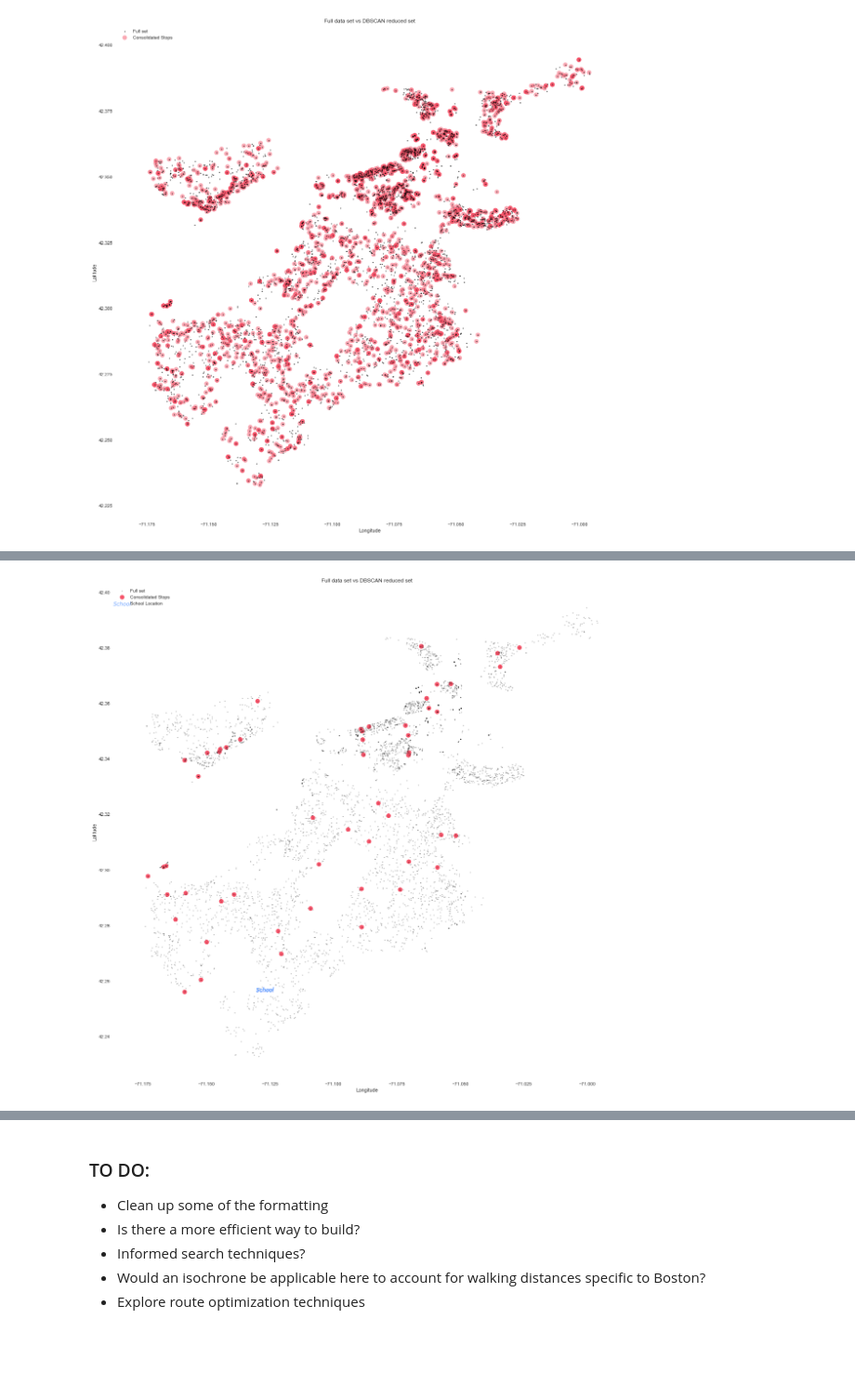
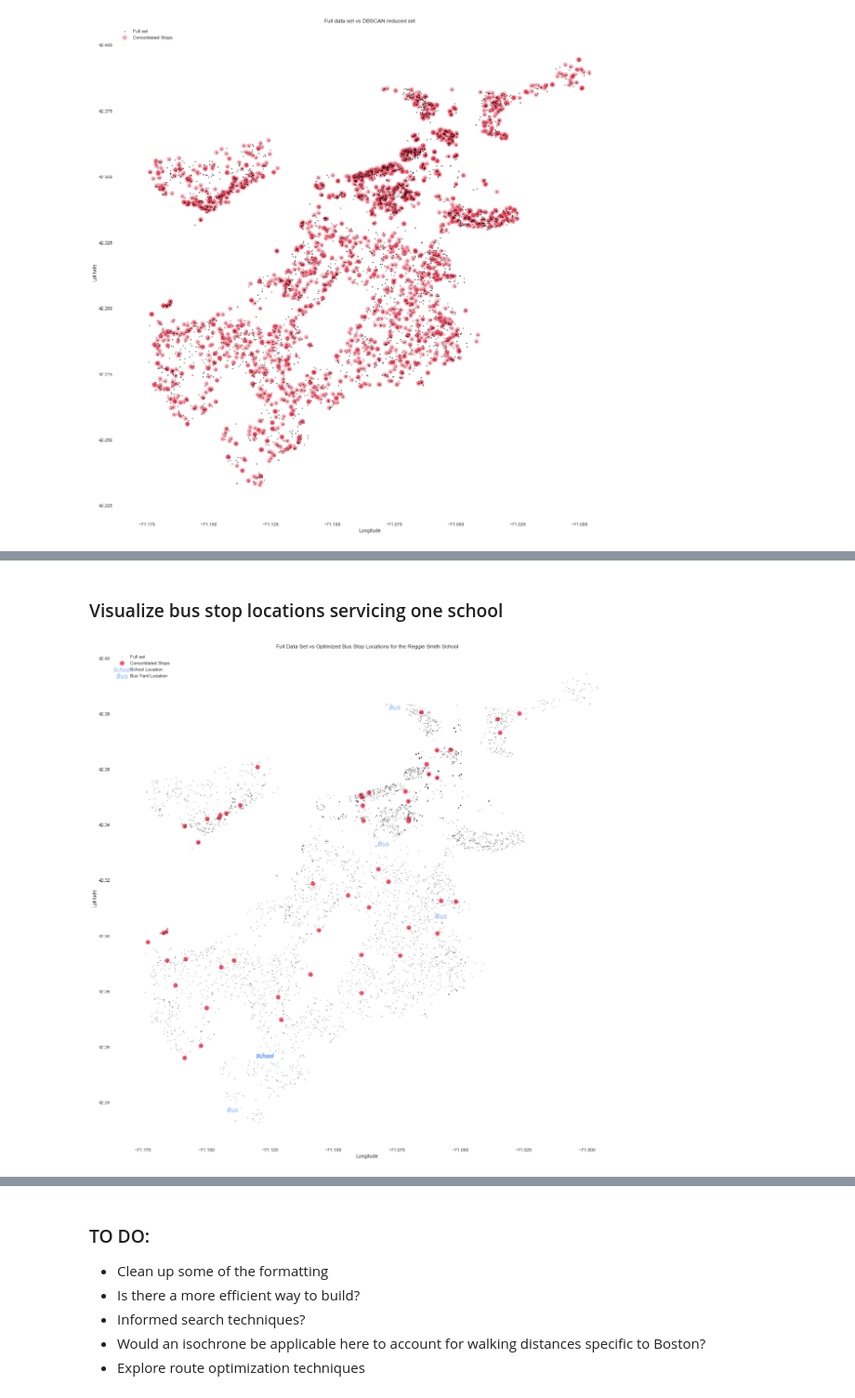
Before and after one commit to tylershannon/BPS-BusRouteOptimization, a Jupyter notebook: Code/BPSRoutingOptimization-170528.ipynb, the cells around one changed output, grey strips where cells are left out. Shown at 93% size. Drawn from its saved outputs; the diff is of its cells as text; code cells hidden in the pictures; blank space fills up the shorter version.

```diff
--- a/Code/BPSRoutingOptimization-170528.ipynb
+++ b/Code/BPSRoutingOptimization-170528.ipynb
@@ -203,31 +209,41 @@ df.head()
+# %%
+bus_yard_long = df_busyards['Bus Yard Longitude'].unique()
+bus_yard_lat = df_busyards['Bus Yard Latitude'].unique()
+# %% [markdown]
+### Visualize bus stop locations servicing one school
 # %%
 fig, ax = plt.subplots(figsize=[20, 20])
 
 SchoolToShow = 'Reggie Smith School'
 
 #plot optimized stops serving one school
 opt_scatter = ax.scatter(df.loc[df['AssignedSchool'] == SchoolToShow].NewLong,
                          df.loc[df['AssignedSchool'] == SchoolToShow].NewLat,
                          c='#F6546A', edgecolor='None', alpha=1, s=100)
 #plot full set serving one school
 '''df_scatter = ax.scatter(df.loc[df['AssignedSchool'] == SchoolToShow].Long,
                         df.loc[df['AssignedSchool'] == SchoolToShow].Lat,
                         c='k', alpha=0.9, s=3)'''
 
 #plot full set
 df_scatter = ax.scatter(df2['Long'], df2['Lat'], c='k', alpha=0.3, s=3)
 
+#plot location of bus yard location
+bus_scatter = ax.scatter(bus_yard_long,
+                        bus_yard_lat,
+                        c='#82b1ff', alpha=0.9, marker = '$Bus$', s=600)
+
 #plot location of school
 school_scatter = ax.scatter(df.loc[df['AssignedSchool'] == SchoolToShow].SchoolLong,
                         df.loc[df['AssignedSchool'] == SchoolToShow].SchoolLat,
                         c='#82b1ff', alpha=0.9, marker = '$School$', s=1500)
 
 #plot options
-ax.set_title('Full data set vs DBSCAN reduced set')
+ax.set_title('Full Data Set vs Optimized Bus Stop Locations for the %s' %SchoolToShow)
 ax.set_xlabel('Longitude')
 ax.set_ylabel('Latitude')
-ax.legend([df_scatter, opt_scatter, school_scatter], ['Full set', 'Consolidated Stops', 'School Location'], loc='upper left')
+ax.legend([df_scatter, opt_scatter, school_scatter, bus_scatter], ['Full set', 'Consolidated Stops', 'School Location', 'Bus Yard Location'], loc='upper left')
 ax.set_axis_bgcolor('white')
 plt.show()
 # %% [output]
-[figure, old version]
+[figure, new version]
```
Also changed, not shown: parts of 10 cells of this notebook.
